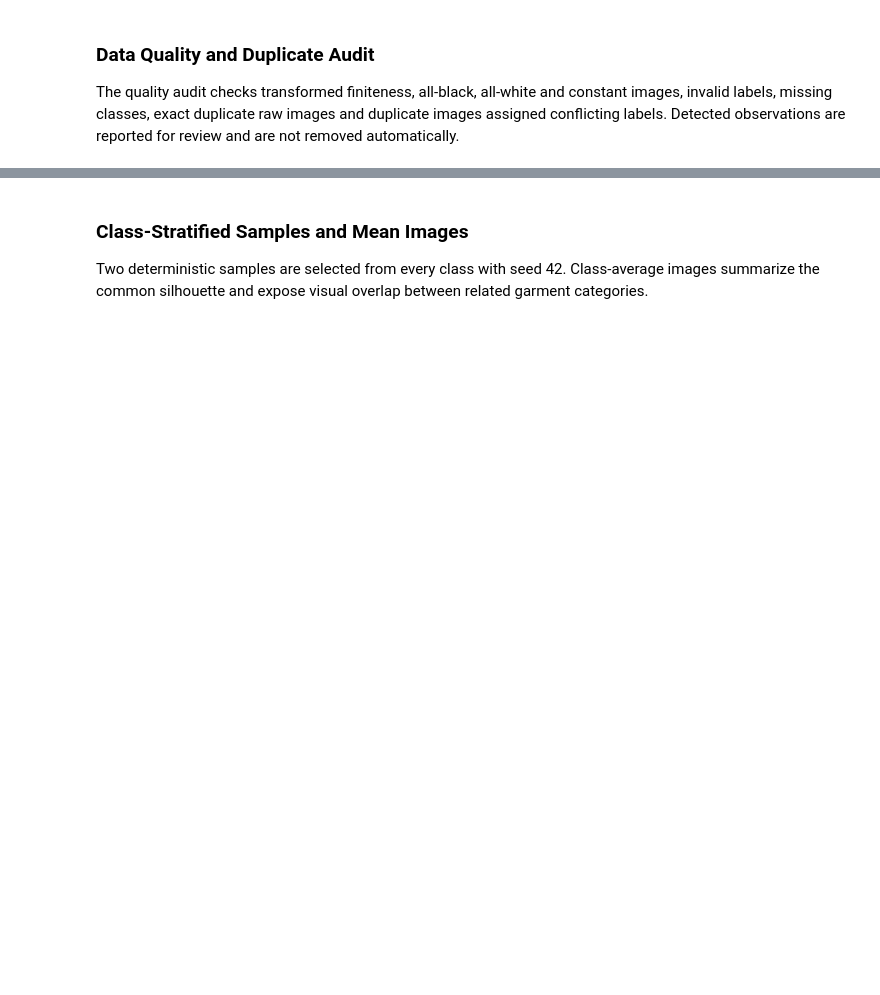
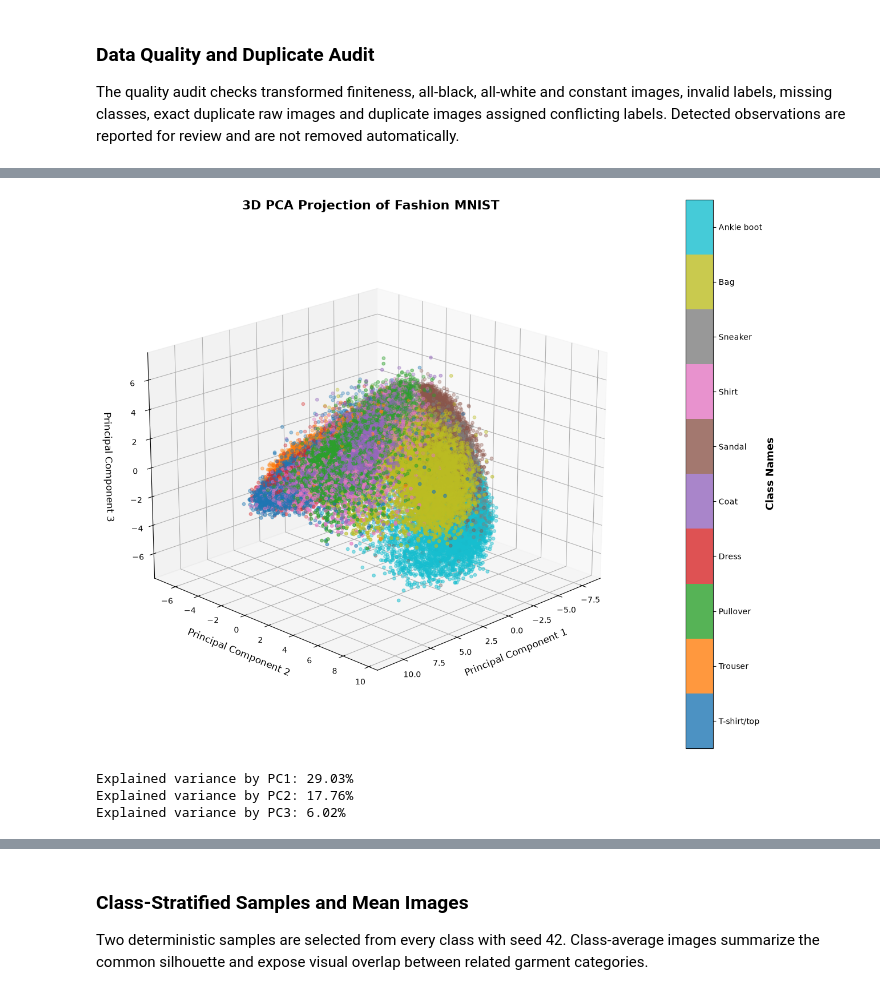
Before and after one commit to TiCoder-coder/TOTAL_LABPARACTICE_FOR_DEEP_LEARNING, a Jupyter notebook: total_practice/practice_1/practice_1.ipynb, the cells around one changed output, grey strips where cells are left out. Drawn from its saved outputs; the diff is of its cells as text; code cells hidden in the pictures; blank space fills up the shorter version.

```diff
--- a/total_practice/practice_1/practice_1.ipynb
+++ b/total_practice/practice_1/practice_1.ipynb
@@ -277,0 +379,36 @@ assert quality['conflicting_label_group_count'] == 0
+# %%
+pca = PCA(n_components=3)
+X_pca = pca.fit_transform(X_flatten)
+
+fig = plt.figure(figsize=(12, 10))
+ax = fig.add_subplot(111, projection='3d')
+
+scatter = ax.scatter(X_pca[:, 0], X_pca[:, 1], X_pca[:, 2],
+                     c=labels_np, cmap='tab10', alpha=0.8, s=15)
+
+ax.set_xlabel("Principal Component 1", fontsize=12, labelpad=10)
+ax.set_ylabel("Principal Component 2", fontsize=12, labelpad=10)
+ax.set_zlabel("Principal Component 3", fontsize=12, labelpad=10)
+ax.set_title("3D PCA Projection of Fashion MNIST", fontsize=16, fontweight='bold', pad=20)
+
+cbar = plt.colorbar(scatter, ax=ax, pad=0.1, boundaries=np.arange(-0.5, 10.5, 1), ticks=range(10))
+cbar.set_label("Class Names", fontsize=13, fontweight='bold')
+cbar.set_ticks(range(10))
+cbar.set_ticklabels(class_names)
+
+ax.grid(True, linestyle='--', alpha=0.5)
+
+ax.view_init(elev=20, azim=45)
+plt.tight_layout()
+plt.show()
+# %% [output]
+[figure, added]
+# %%
+explained_variance = pca.explained_variance_ratio_
+print(f"Explained variance by PC1: {explained_variance[0]:.2%}")
+print(f"Explained variance by PC2: {explained_variance[1]:.2%}")
+print(f"Explained variance by PC3: {explained_variance[2]:.2%}")
+# %% [output]
+Explained variance by PC1: 29.03%
+Explained variance by PC2: 17.76%
+Explained variance by PC3: 6.02%
```
Also changed, not shown: parts of 23 cells of this notebook.
